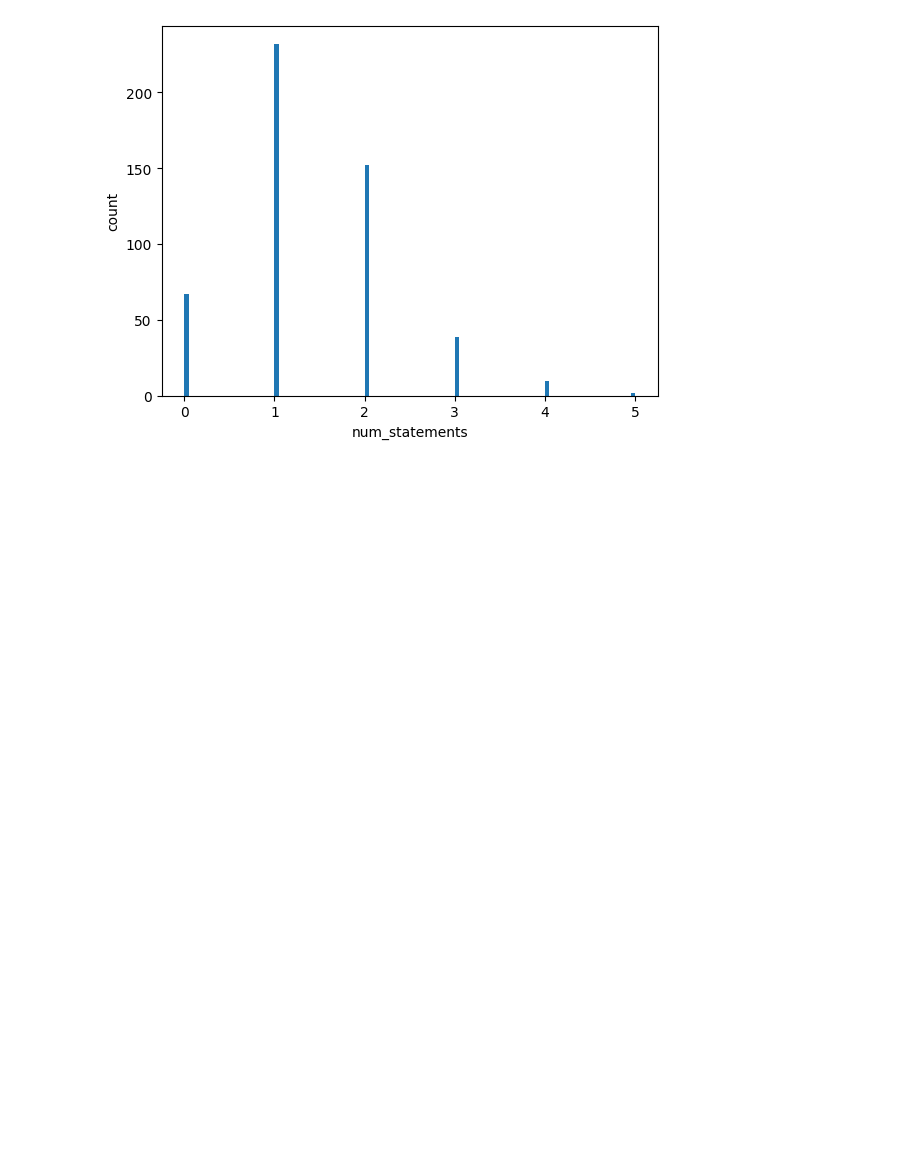
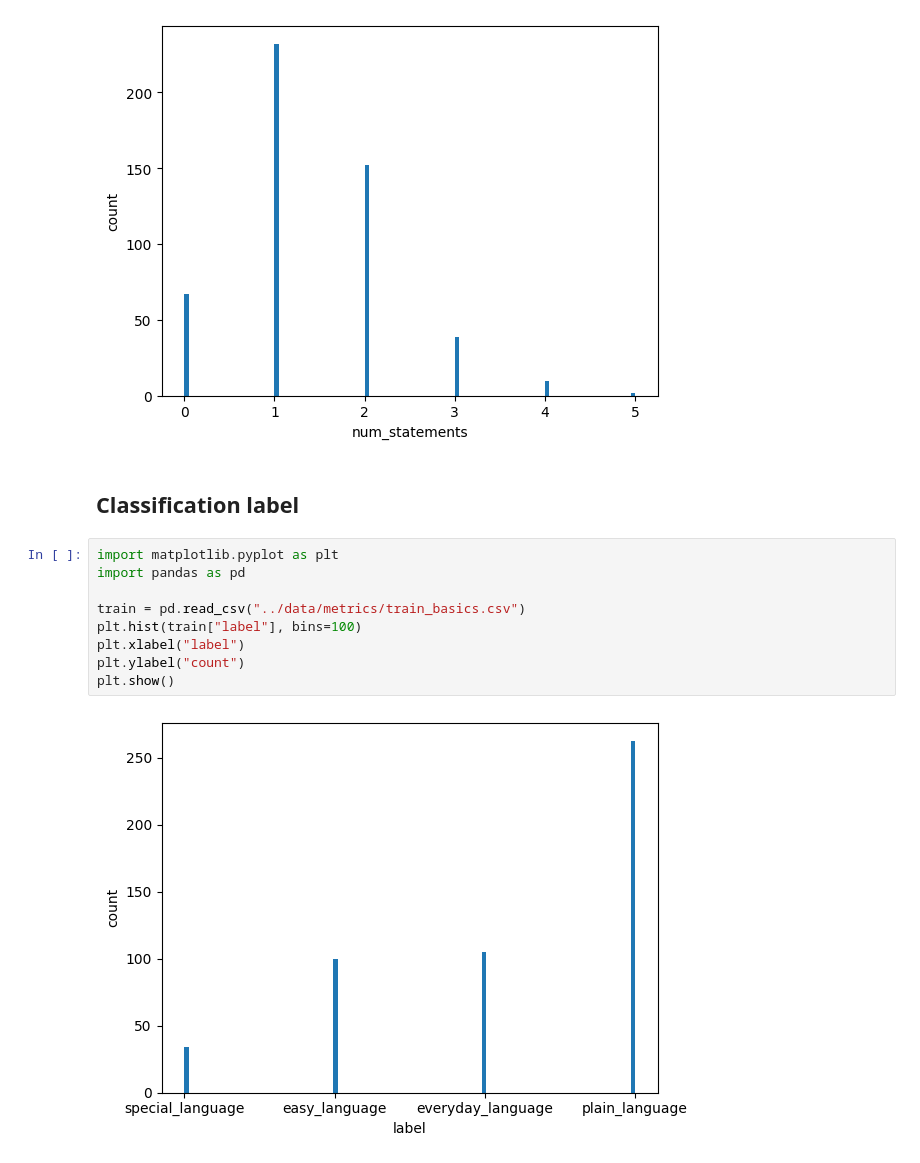
Before and after one commit to ansost/easy-to-read, a Jupyter notebook: notebooks/distribution.ipynb, the cells around one changed output. Saved outputs shown, nothing was run; the diff lists cells and outputs as text; blank space fills up the shorter version.

Commit message:
re-generate data with classifiation

```diff
--- a/notebooks/distribution.ipynb
+++ b/notebooks/distribution.ipynb
@@ -114,3 +114,16 @@ plt.ylabel("count")
 plt.show()
 # %% [output]
 [figure]
+# %% [markdown]
+## Classification label
+# %%
+import matplotlib.pyplot as plt
+import pandas as pd
+
+train = pd.read_csv("../data/metrics/train_basics.csv")
+plt.hist(train["label"], bins=100)
+plt.xlabel("label")
+plt.ylabel("count")
+plt.show()
+# %% [output]
+[figure, added]
```
Also changed, not shown: parts of 2 cells of this notebook, 4 other files.
